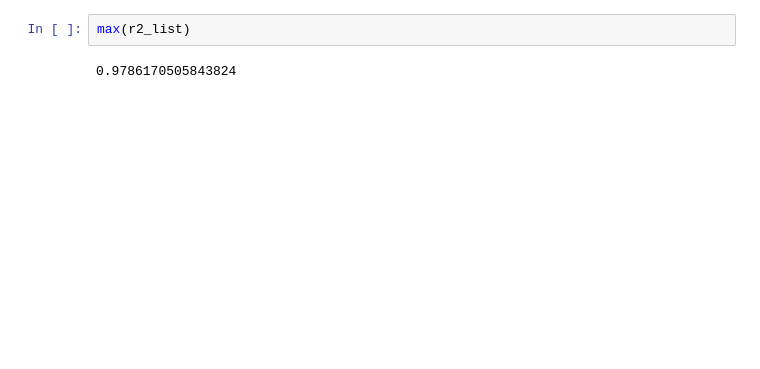
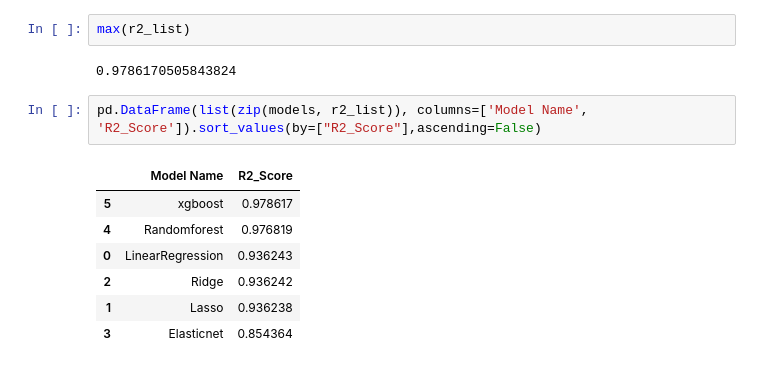
Before and after one commit to rithiklogu/Gemstone_price_analysis, a Jupyter notebook: experiments/experiments.ipynb, the cells around one changed output. Drawn from its saved outputs; the diff is of its cells as text; blank space fills up the shorter version.

```diff
--- a/experiments/experiments.ipynb
+++ b/experiments/experiments.ipynb
@@ -469,3 +480,13 @@ R2 SCORE: 0.9786170505843824
 max(r2_list)
 # %% [output]
 0.9786170505843824
+# %%
+pd.DataFrame(list(zip(models, r2_list)), columns=['Model Name', 'R2_Score']).sort_values(by=["R2_Score"],ascending=False)
+# %% [output]
+|  | Model Name | R2_Score |
+| 5 | xgboost | 0.978617 |
+| 4 | Randomforest | 0.976819 |
+| 0 | LinearRegression | 0.936243 |
+| 2 | Ridge | 0.936242 |
+| 1 | Lasso | 0.936238 |
+| 3 | Elasticnet | 0.854364 |
```
Also changed, not shown: parts of 10 cells of this notebook, 49 other files.
